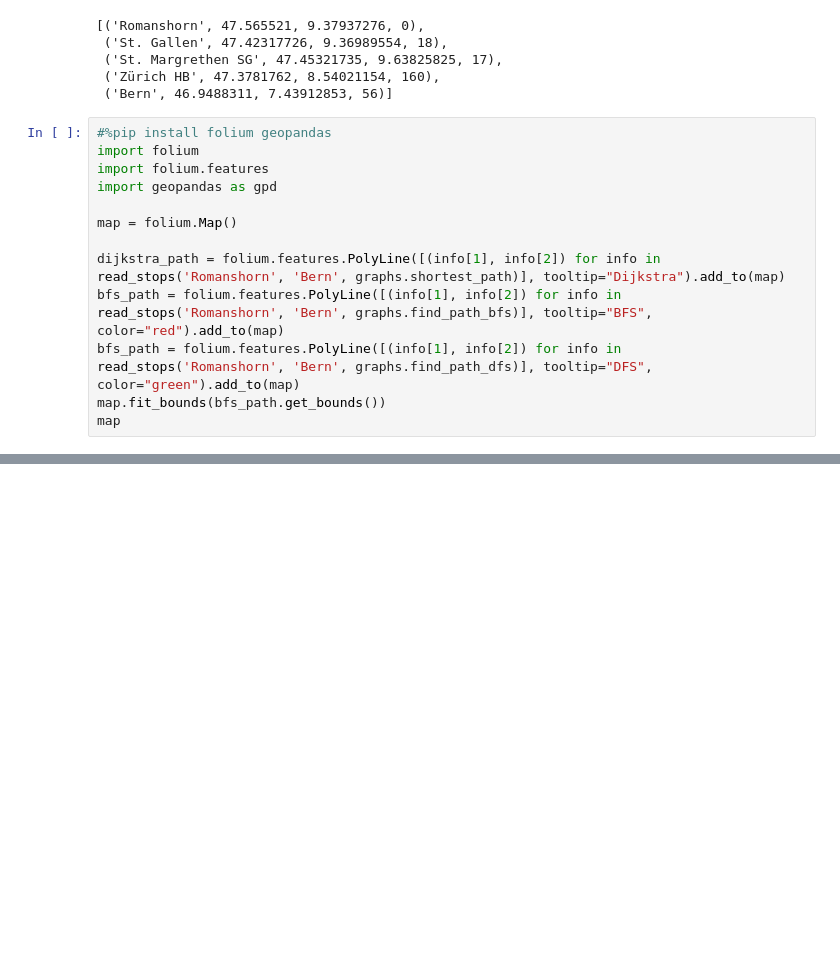
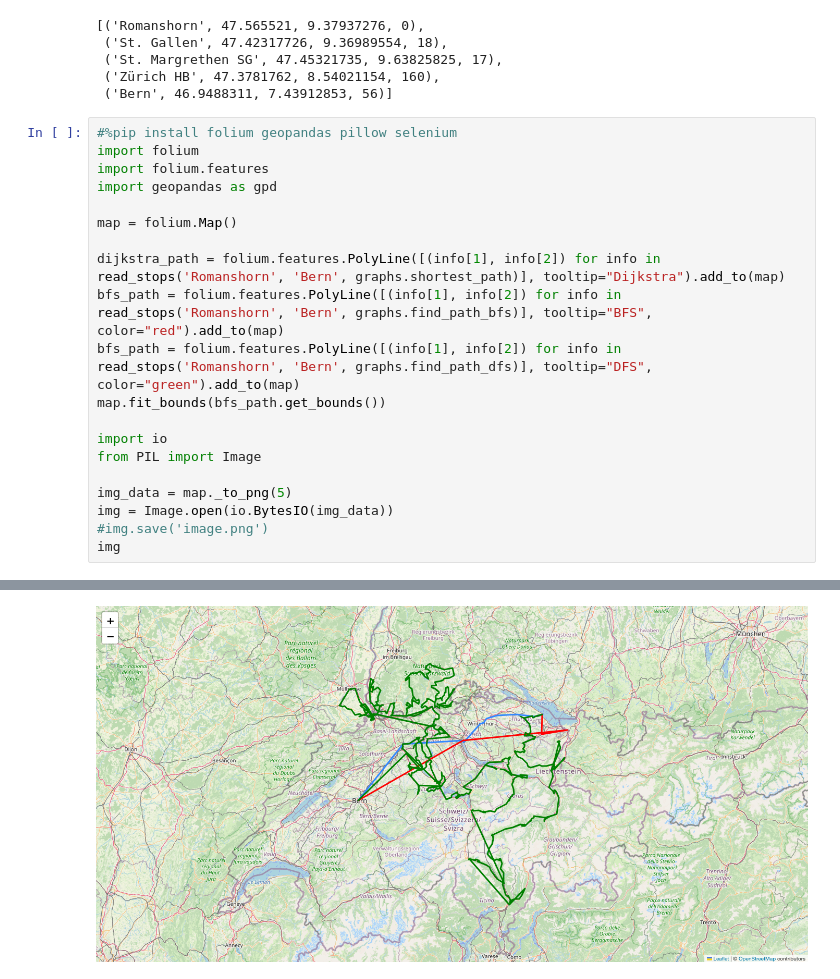
Before and after one commit to tkilla77/ksr_talenta_graphs, a Jupyter notebook: sbb.ipynb, the cells around one changed output, grey strips where cells are left out. Drawn from its saved outputs; the diff is of its cells as text; blank space fills up the shorter version.

```diff
--- a/sbb.ipynb
+++ b/sbb.ipynb
@@ -90,7 +90,7 @@ list(read_stops('Romanshorn', 'Bern', graphs.find_path_bfs))
  ('Zürich HB', 47.3781762, 8.54021154, 160),
  ('Bern', 46.9488311, 7.43912853, 56)]
 # %%
-#%pip install folium geopandas
+#%pip install folium geopandas pillow selenium
 import folium
 import folium.features
 import geopandas as gpd
@@ -101,5 +101,12 @@ dijkstra_path = folium.features.PolyLine([(info[1], info[2]) for info in read_st
 bfs_path = folium.features.PolyLine([(info[1], info[2]) for info in read_stops('Romanshorn', 'Bern', graphs.find_path_bfs)], tooltip="BFS", color="red").add_to(map)
 bfs_path = folium.features.PolyLine([(info[1], info[2]) for info in read_stops('Romanshorn', 'Bern', graphs.find_path_dfs)], tooltip="DFS", color="green").add_to(map)
 map.fit_bounds(bfs_path.get_bounds())
-map
+
+import io
+from PIL import Image
+
+img_data = map._to_png(5)
+img = Image.open(io.BytesIO(img_data))
+#img.save('image.png')
+img
 # %% [output]
@@ -106,0 +113 @@ map
+[figure, added]
```
Also changed, not shown: parts of 1 cell of this notebook.
